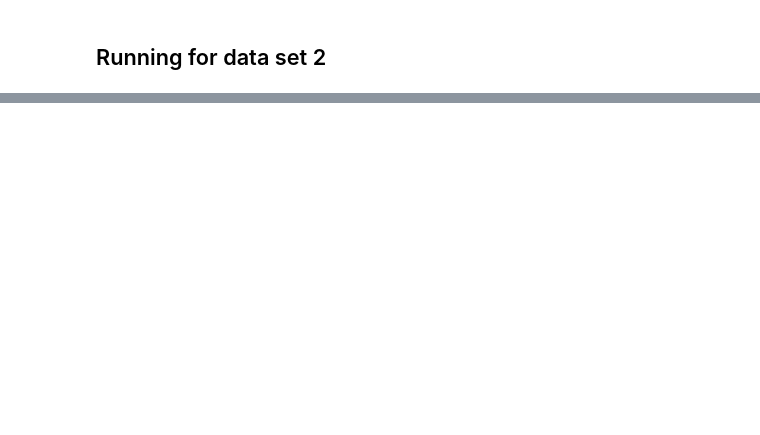
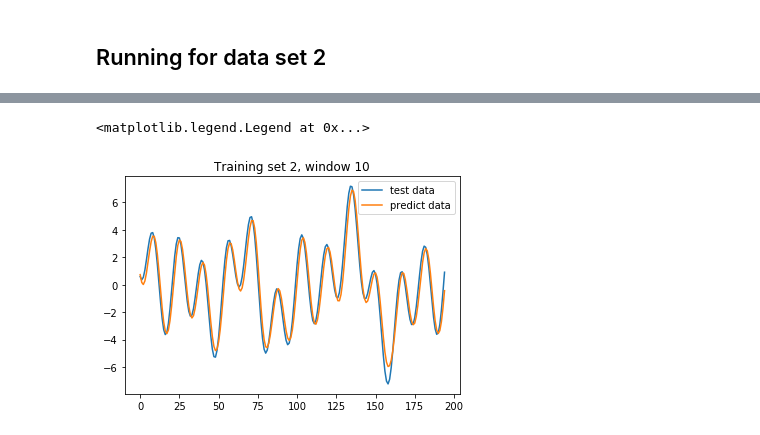
Before and after one commit to schumannc/RNN-with-python, a Jupyter notebook: 25.4 RNNs - Deep Learning Vol 2 From Basics to Practice (Glassner, Andrew).ipynb, the cells around one changed output, grey strips where cells are left out. Drawn from its saved outputs; the diff is of its cells as text; code cells hidden in the pictures; blank space fills up the shorter version.

```diff
--- a/25.4 RNNs - Deep Learning Vol 2 From Basics to Practice (Glassner, Andrew).ipynb
+++ b/25.4 RNNs - Deep Learning Vol 2 From Basics to Practice (Glassner, Andrew).ipynb
@@ -201,8 +198,19 @@ y_test_predict = model.predict(X_test)
 # %%
+y_train_predict = model.predict(X_train)
+y_test_predict = model.predict(X_test)
+
 # inverse-tranform original targets
 inverse_y_train = scaler.inverse_transform(y_train.reshape((-1, 1)))
 inverse_y_test = scaler.inverse_transform(y_test.reshape((-1, 1)))
 
 # inverse-transform predictions
 inverse_y_train_predict = scaler.inverse_transform(y_train_predict.reshape((-1, 1)))
 inverse_y_test_predict = scaler.inverse_transform(y_test_predict.reshape((-1, 1)))
+
+plt.title('Training set 2, window 10')
+plt.plot(inverse_y_test, label='test data')
+plt.plot(inverse_y_test_predict, label='predict data')
+plt.legend(loc='upper right')
+# %% [output]
+<matplotlib.legend.Legend at 0x...>
+[figure, added]
```
Also changed, not shown: parts of 17 cells of this notebook.
